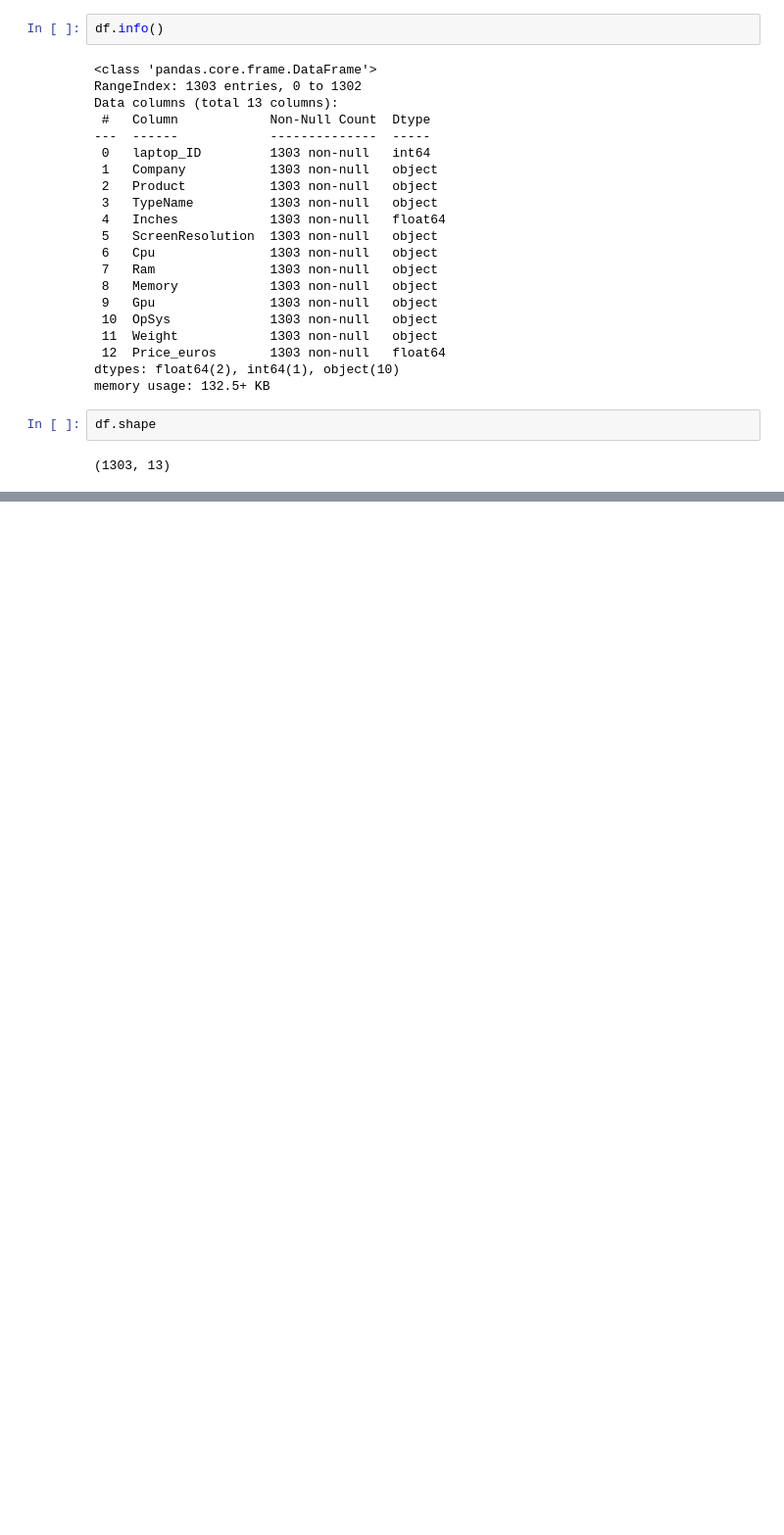
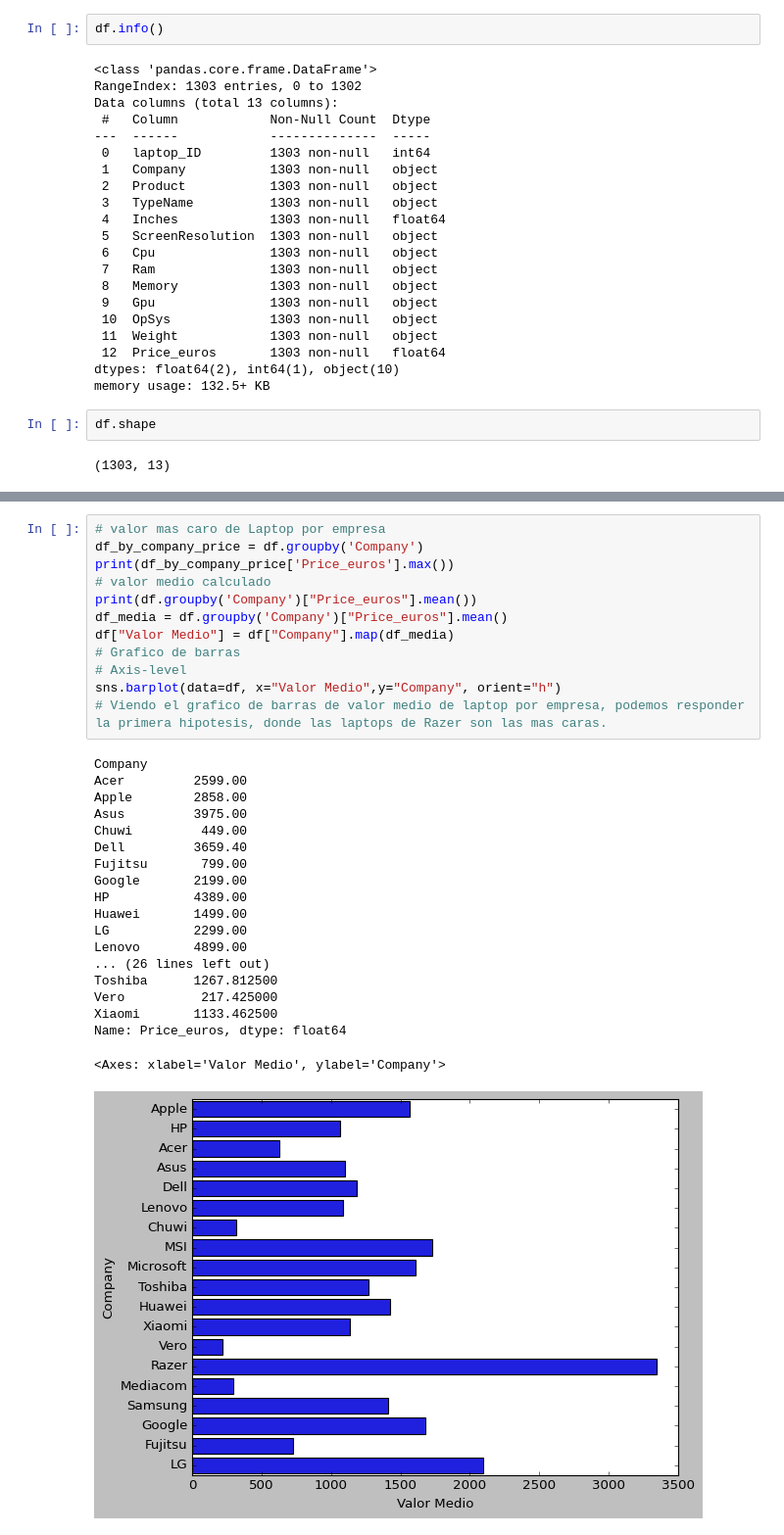
Before and after one commit to Lihuel/data-science, a Jupyter notebook: ProyectoDS_ParteUno_SALVO.ipynb, the cells around one changed output, grey strips where cells are left out. Shown at 98% size. Saved outputs shown, nothing was run; the diff lists cells and outputs as text; blank space fills up the shorter version.

```diff
--- a/ProyectoDS_ParteUno_SALVO.ipynb
+++ b/ProyectoDS_ParteUno_SALVO.ipynb
@@ -90,0 +203,32 @@ array(['macOS', 'No OS', 'Windows 10', 'Mac OS X', 'Linux', 'Android',
+# %%
+# valor mas caro de Laptop por empresa
+df_by_company_price = df.groupby('Company')
+print(df_by_company_price['Price_euros'].max())
+# valor medio calculado
+print(df.groupby('Company')["Price_euros"].mean())
+df_media = df.groupby('Company')["Price_euros"].mean()
+df["Valor Medio"] = df["Company"].map(df_media)
+# Grafico de barras
+# Axis-level
+sns.barplot(data=df, x="Valor Medio",y="Company", orient="h")
+# Viendo el grafico de barras de valor medio de laptop por empresa, podemos responder la primera hipotesis, donde las laptops de Razer son las mas caras.
+# %% [output]
+Company
+Acer         2599.00
+Apple        2858.00
+Asus         3975.00
+Chuwi         449.00
+Dell         3659.40
+Fujitsu       799.00
+Google       2199.00
+HP           4389.00
+Huawei       1499.00
+LG           2299.00
+Lenovo       4899.00
+... (26 lines left out)
+Toshiba      1267.812500
+Vero          217.425000
+Xiaomi       1133.462500
+Name: Price_euros, dtype: float64
+<Axes: xlabel='Valor Medio', ylabel='Company'>
+[figure, added]
```
Also changed, not shown: parts of 12 cells of this notebook.
